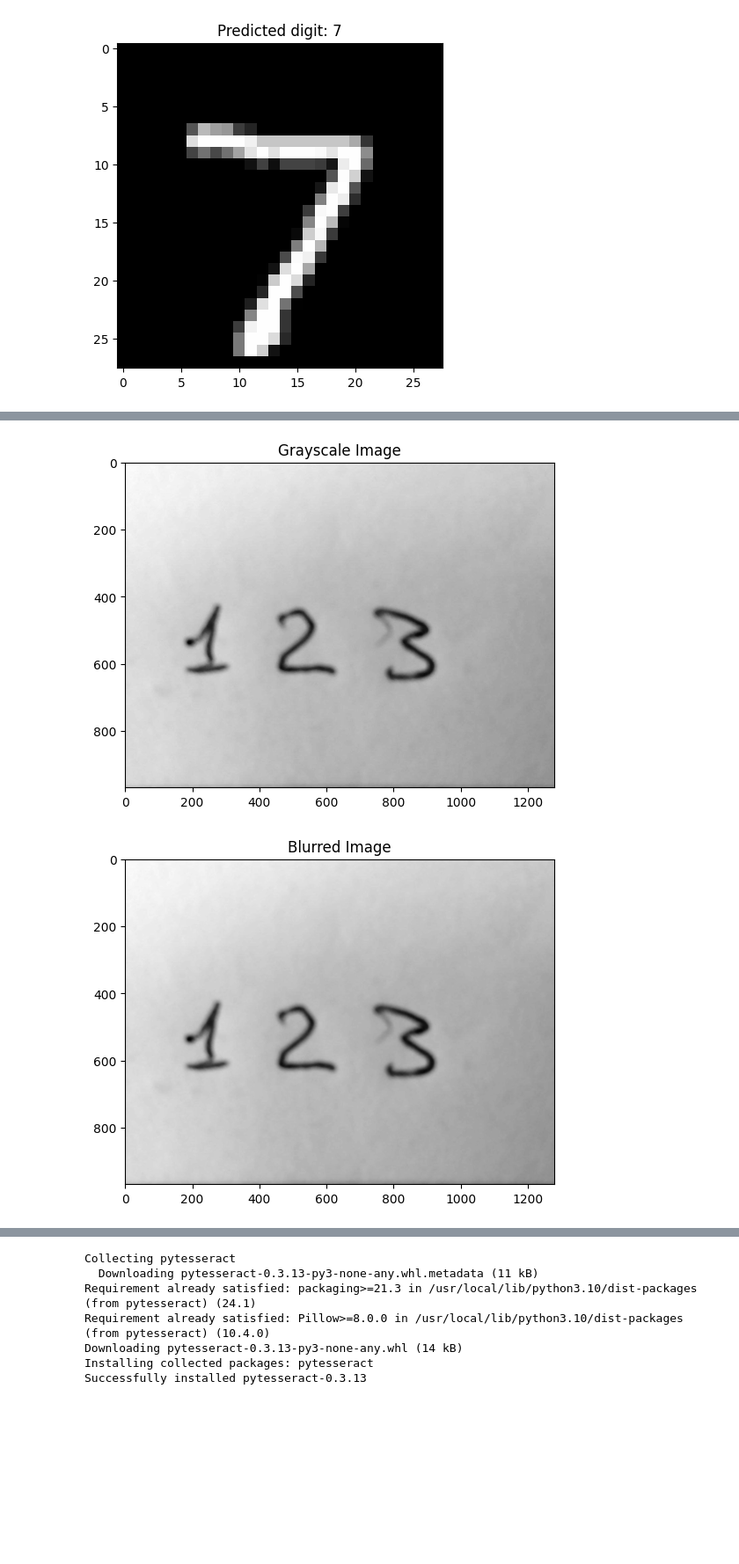
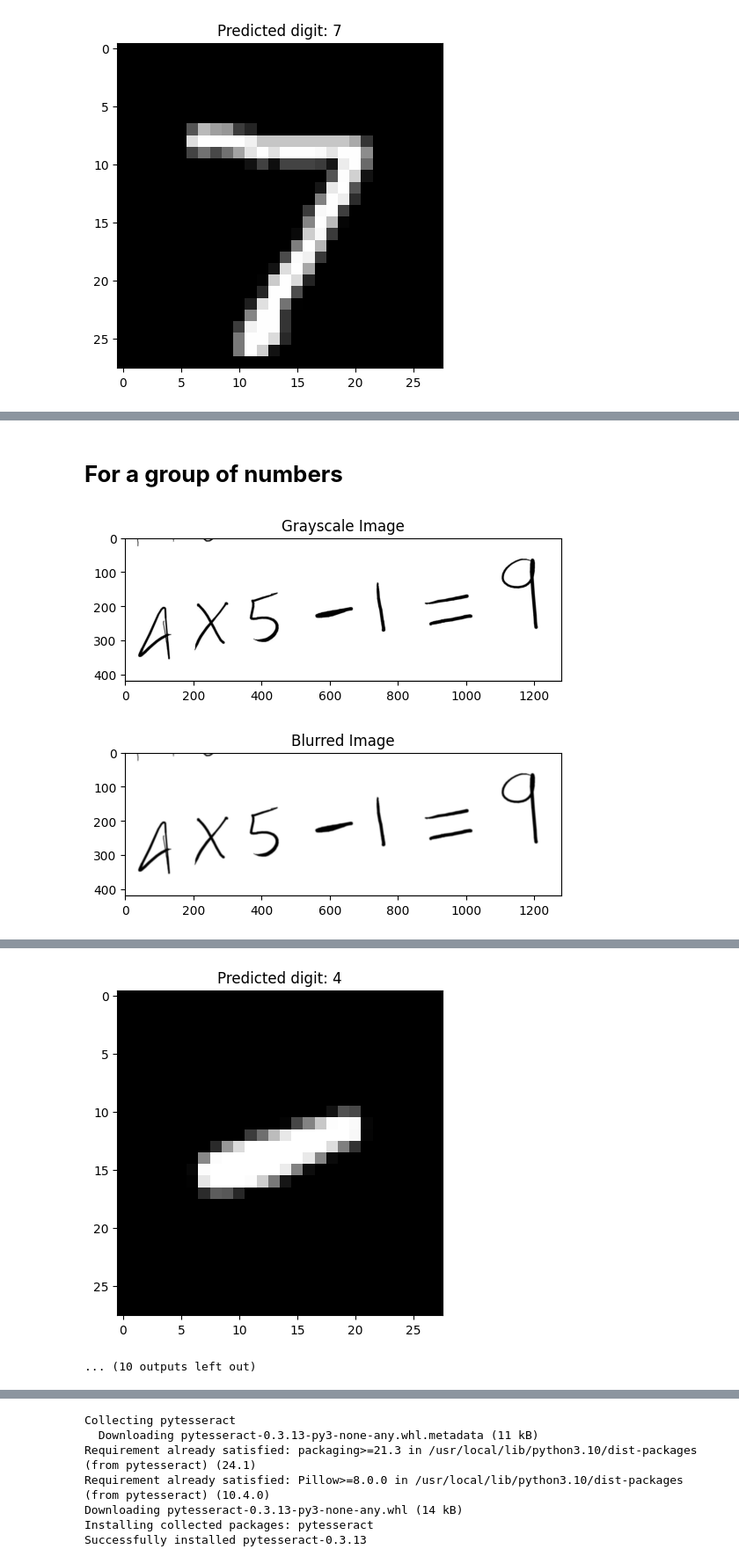
Before and after one commit to dipherent1/Handwriting-Calculator, a Jupyter notebook: Handwriting_cal.ipynb, the cells around one changed output, grey strips where cells are left out. Shown: that part at 88% size. Drawn from its saved outputs; the diff is of its cells as text; code cells hidden in the pictures; blank space fills up the shorter version.

```diff
--- a/Handwriting_cal.ipynb
+++ b/Handwriting_cal.ipynb
@@ -92,10 +94,13 @@ img = cv2.imread("4x5.jpg", cv2.IMREAD_GRAYSCALE)
 blurred = cv2.GaussianBlur(img, (5, 5), 0)
 
 # Try global thresholding as an alternative to adaptive thresholding
-_, thresh = cv2.threshold(blurred, 150, 255, cv2.THRESH_BINARY_INV)
+_, binary = cv2.threshold(blurred, 0, 255, cv2.THRESH_BINARY_INV + cv2.THRESH_OTSU)
+
+kernel = cv2.getStructuringElement(cv2.MORPH_RECT, (1, 1))
+processed = cv2.dilate(binary, kernel, iterations=1)
 
 # Find contours
-contours, _ = cv2.findContours(thresh, cv2.RETR_EXTERNAL, cv2.CHAIN_APPROX_SIMPLE)
+contours, _ = cv2.findContours(processed, cv2.RETR_EXTERNAL, cv2.CHAIN_APPROX_SIMPLE)
 
 # Check if contours were detected
 if contours:
@@ -139,5 +144,7 @@ else:
 Recognized Digit: 4
 [figure]
+# %% [markdown]
+# **For a group of numbers**
 # %%
 import cv2
 import numpy as np
@@ -148,7 +155,10 @@ import matplotlib.pyplot as plt
 model = load_model('handwriting_model.keras')
 
 # Load the image in grayscale (black and white)
-img = cv2.imread("numbers-refined.jpg", cv2.IMREAD_GRAYSCALE)
+img = cv2.imread("4x5.jpg", cv2.IMREAD_GRAYSCALE)
+
+# Create a copy of the original image to draw bounding boxes
+visualization_image = cv2.cvtColor(img, cv2.COLOR_GRAY2BGR)  # Convert to BGR for colored rectangles
 
 # Show the original grayscale image
 plt.imshow(img, cmap='gray')
@@ -164,16 +174,23 @@ plt.title("Blurred Image")
 plt.show()
 
 # Apply global thresholding to convert to black and white
-_, thresh = cv2.threshold(blurred, 100, 255, cv2.THRESH_BINARY_INV)
+_, binary = cv2.threshold(blurred, 0, 255, cv2.THRESH_BINARY_INV + cv2.THRESH_OTSU)
 
 # Show the thresholded (black and white) image
-plt.imshow(thresh, cmap='gray')
+plt.imshow(binary, cmap='gray')
 plt.title("Black and White Image")
 plt.show()
 
 # Apply dilation to close small gaps within digits
 kernel = np.ones((5, 5), np.uint8)  # Experiment with kernel size
-dilated = cv2.dilate(thresh, kernel, iterations=1)
+dilated = cv2.dilate(binary, kernel, iterations=1)
+
+#alternative
+# closed = cv2.morphologyEx(binary, cv2.MORPH_CLOSE, kernel)
+# plt.imshow(closed, cmap='gray')
+# plt.title("Closed Image")
+# plt.show()
+
 
 # Show the dilated image
 plt.imshow(dilated, cmap='gray')
@@ -189,41 +206,81 @@ contours = sorted(contours, key=lambda c: cv2.boundingRect(c)[0])
 # Array to store recognized digits
 recognized_digits = []
 
+#to discard small characters
+largest_area = max(cv2.contourArea(cnt) for cnt in contours)
+contours = [cnt for cnt in contours if cv2.contourArea(cnt) > 0.05 * largest_area]
+
+
 for cnt in contours:
-    if cv2.contourArea(cnt) < 200:  # filter small contours
-        continue
+    # if cv2.contourArea(cnt) < 1000:  # filter small contours
+    #     continue
 
     # Get bounding box for the contour
     x, y, w, h = cv2.boundingRect(cnt)
+
+    cv2.rectangle(visualization_image, (x, y), (x + w, y + h), (0, 255, 0), 2)  # Green box with thickness 2
+
 
     # Extract the digit region of interest
     digit_roi = dilated[y:y + h, x:x + w]
 
     # Add larger padding to ensure the digit is centered and not split
-    padded_digit = cv2.copyMakeBorder(digit_roi, 100, 100, 100, 100, cv2.BORDER_CONSTANT, value=0)
+    # padded_digit = cv2.copyMakeBorder(digit_roi, 100, 100, 100, 100, cv2.BORDER_CONSTANT, value=0)
+
+    pad = max(w, h) // 2  # Dynamically calculate padding
+    padded_digit = cv2.copyMakeBorder(digit_roi, pad, pad, pad, pad, cv2.BORDER_CONSTANT, value=0)
+
+
+    # Resize with aspect ratio preserved
+    # # Preserve aspect ratio while resizing
+    aspect_ratio = w / h
+    if aspect_ratio > 1:  # Wider than tall
+        new_w = 28
+        new_h = int(28 / aspect_ratio)
+    else:  # Taller than wide
+        new_h = 28
+        new_w = int(28 * aspect_ratio)
+
+    resized_digit = cv2.resize(padded_digit, (new_w, new_h), interpolation=cv2.INTER_AREA)
+
+    # Create a black (28, 28) canvas to center the digit
+    final_digit = np.zeros((28, 28), dtype="uint8")
+
+    # Calculate offsets to center the digit
+    x_offset = (28 - new_w) // 2
+    y_offset = (28 - new_h) // 2
+
+    # Place the resized digit on the canvas
+    final_digit[y_offset:y_offset + new_h, x_offset:x_offset + new_w] = resized_digit
+
 
     # Resize to (28, 28) for the model input
     resized_digit = cv2.resize(padded_digit, (28, 28), interpolation=cv2.INTER_AREA)
 
     # Normalize the pixel values
     normalized_digit = resized_digit.astype('float32') / 255.0
 
     # Prepare the digit for model input
     input_digit = np.expand_dims(normalized_digit, axis=0)
     input_digit = np.expand_dims(input_digit, axis=-1)
 
     # Predict the digit
     prediction = model.predict(input_digit)
     predicted_digit = np.argmax(prediction)
     recognized_digits.append(predicted_digit)
 
     # Visualize the processed digit
     plt.imshow(resized_digit, cmap='gray')
     plt.title(f"Predicted digit: {predicted_digit}")
     plt.show()
 
 # Print the recognized digits in left-to-right order
 print("Recognized Digits:", recognized_digits)
+
+# Display the image with bounding boxes
+plt.imshow(cv2.cvtColor(visualization_image, cv2.COLOR_BGR2RGB))  # Convert to RGB for proper visualization in Matplotlib
+plt.title("Bounding Boxes")
+plt.show()
 # %% [output]
-[figure, old version]
+[figure, new version]
-[figure, old version]
+[figure, new version]
@@ -238,0 +296,2 @@ Recognized Digits: [1, 2, 3]
+[figure, added]
+... (10 outputs left out)
```
Also changed, not shown: parts of 9 cells of this notebook.
